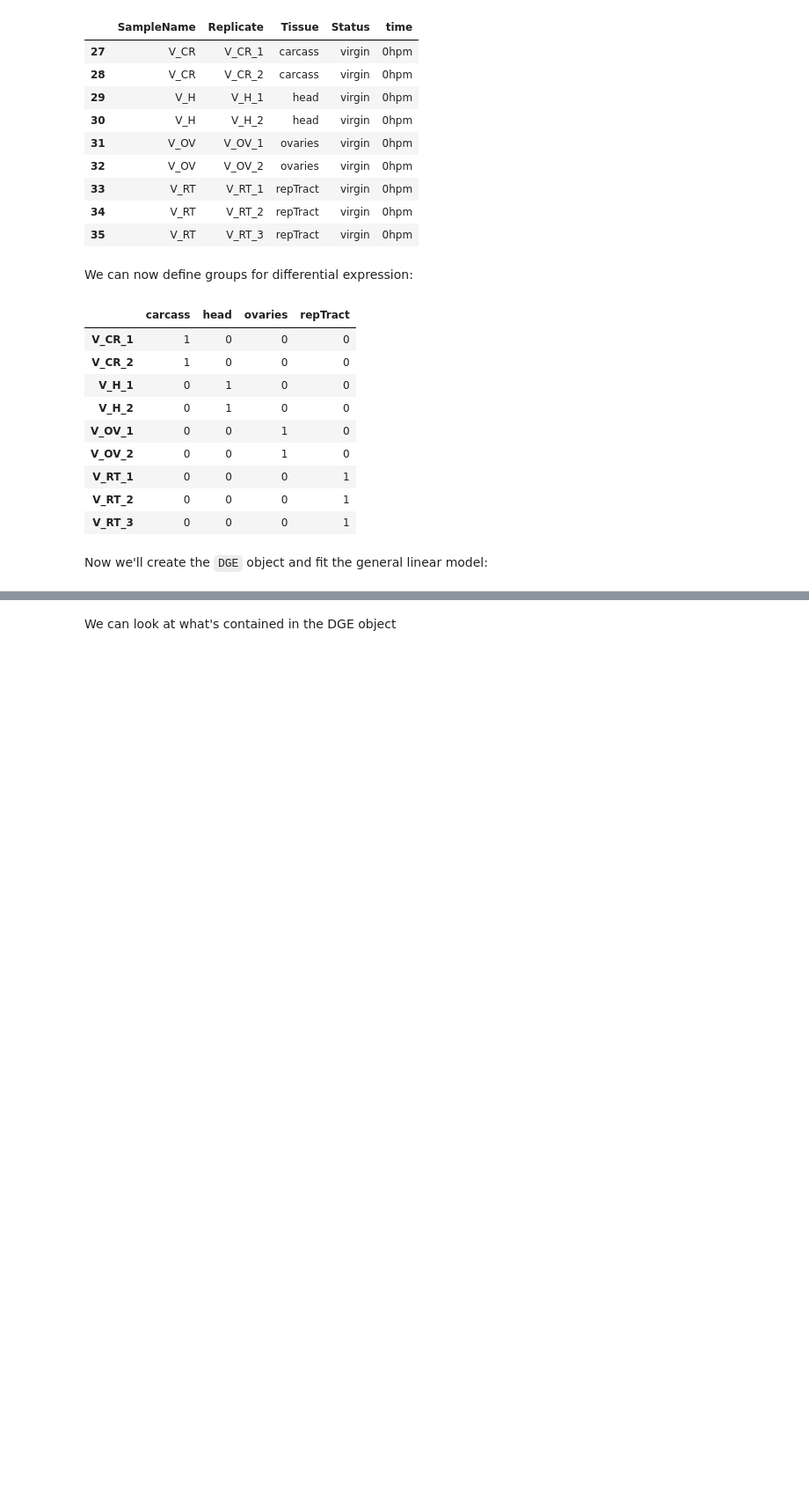
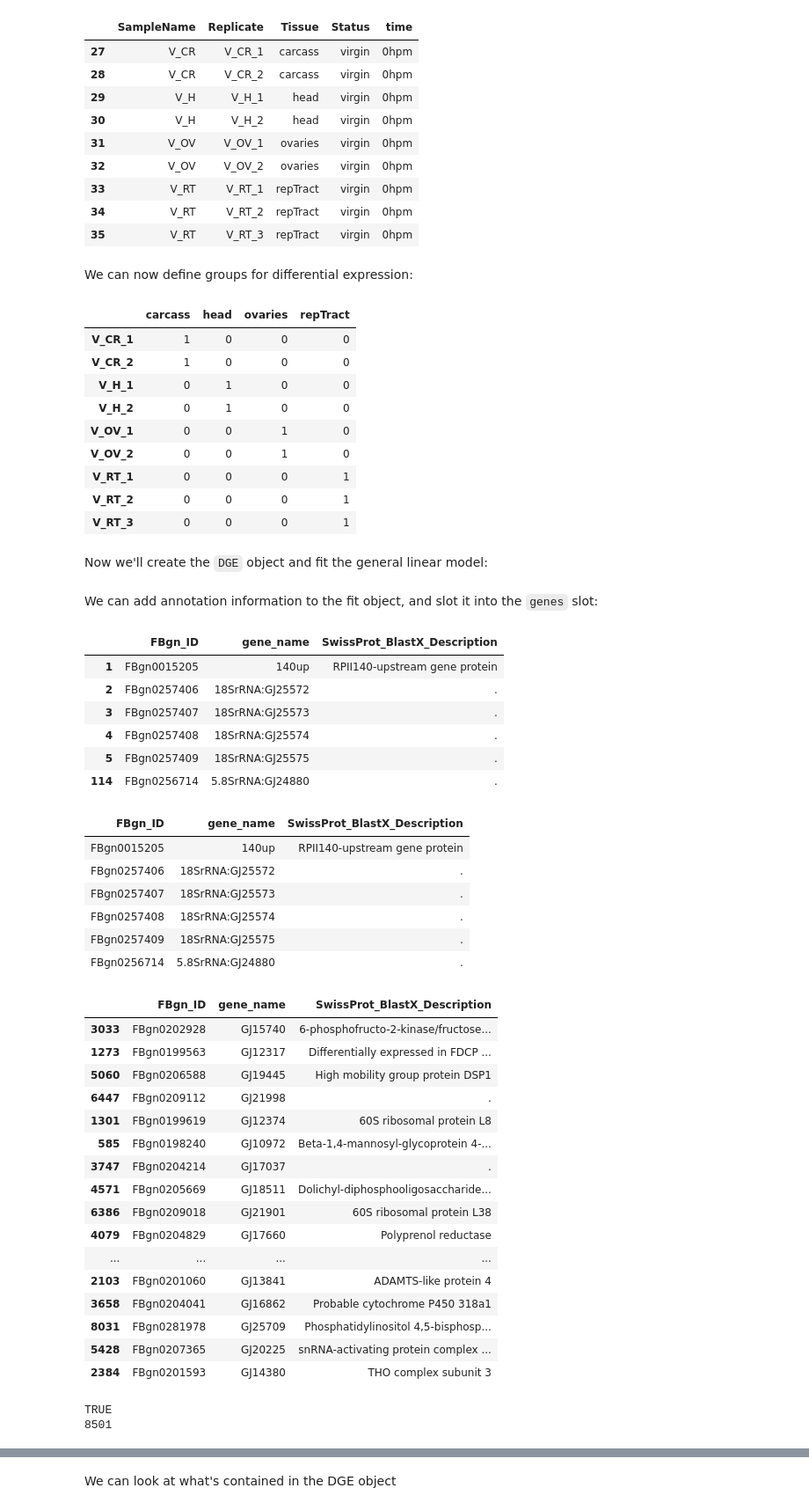
Before and after one commit to YazBraimah/DnovPmRNAseq, a Jupyter notebook: AnalysisPipeline.ipynb, the cells around one changed output, grey strips where cells are left out. Shown at 88% size. Saved outputs shown, nothing was run; the diff lists cells and outputs as text; code cells hidden in the pictures; blank space fills up the shorter version.

```diff
--- a/AnalysisPipeline.ipynb
+++ b/AnalysisPipeline.ipynb
@@ -330,3 +327,49 @@ dgeList.v <- estimateTagwiseDisp(dgeList.v)
 
 # We'll call this here, but will use it later to test for differential expression.
 dgeList.v_fit <- glmFit(dgeList.v, design.v)
+# %% [markdown]
+We can add annotation information to the fit object, and slot it into the `genes` slot:
+# %%
+ann.v = subset(annot.sum, FBgn_ID %in% rownames(dgeList.v_fit))
+head(ann.v)
+ann.v = data.frame(lapply(ann.v, as.character), stringsAsFactors=FALSE)
+head(ann.v)
+ann.v = ann.v[match(rownames(dgeList.v_fit), ann.v$FBgn_ID),]
+ann.v
+ann.v <- data.frame(lapply(ann.v, as.character), stringsAsFactors=FALSE)
+table(ann.v$FBgn_ID==rownames(dgeList.v_fit))
+dgeList.v_fit$genes = ann.v
+# %% [output]
+|  | FBgn_ID | gene_name | SwissProt_BlastX_Description |
+| 1 | FBgn0015205 | 140up | RPII140-upstream gene protein |
+| 2 | FBgn0257406 | 18SrRNA:GJ25572 | . |
+| 3 | FBgn0257407 | 18SrRNA:GJ25573 | . |
+| 4 | FBgn0257408 | 18SrRNA:GJ25574 | . |
+| 5 | FBgn0257409 | 18SrRNA:GJ25575 | . |
+| 114 | FBgn0256714 | 5.8SrRNA:GJ24880 | . |
+| FBgn_ID | gene_name | SwissProt_BlastX_Description |
+| FBgn0015205 | 140up | RPII140-upstream gene protein |
+| FBgn0257406 | 18SrRNA:GJ25572 | . |
+| FBgn0257407 | 18SrRNA:GJ25573 | . |
+| FBgn0257408 | 18SrRNA:GJ25574 | . |
+| FBgn0257409 | 18SrRNA:GJ25575 | . |
+| FBgn0256714 | 5.8SrRNA:GJ24880 | . |
+|  | FBgn_ID | gene_name | SwissProt_BlastX_Description |
+| 3033 | FBgn0202928 | GJ15740 | 6-phosphofructo-2-kinase/fructose... |
+| 1273 | FBgn0199563 | GJ12317 | Differentially expressed in FDCP ... |
+| 5060 | FBgn0206588 | GJ19445 | High mobility group protein DSP1 |
+| 6447 | FBgn0209112 | GJ21998 | . |
+| 1301 | FBgn0199619 | GJ12374 | 60S ribosomal protein L8 |
+| 585 | FBgn0198240 | GJ10972 | Beta-1,4-mannosyl-glycoprotein 4-... |
+| 3747 | FBgn0204214 | GJ17037 | . |
+| 4571 | FBgn0205669 | GJ18511 | Dolichyl-diphosphooligosaccharide... |
+| 6386 | FBgn0209018 | GJ21901 | 60S ribosomal protein L38 |
+| 4079 | FBgn0204829 | GJ17660 | Polyprenol reductase |
+| ... | ... | ... | ... |
+| 2103 | FBgn0201060 | GJ13841 | ADAMTS-like protein 4 |
+| 3658 | FBgn0204041 | GJ16862 | Probable cytochrome P450 318a1 |
+| 8031 | FBgn0281978 | GJ25709 | Phosphatidylinositol 4,5-bisphosp... |
+| 5428 | FBgn0207365 | GJ20225 | snRNA-activating protein complex ... |
+| 2384 | FBgn0201593 | GJ14380 | THO complex subunit 3 |
+TRUE
+8501
```
Also changed, not shown: parts of 29 cells of this notebook.
